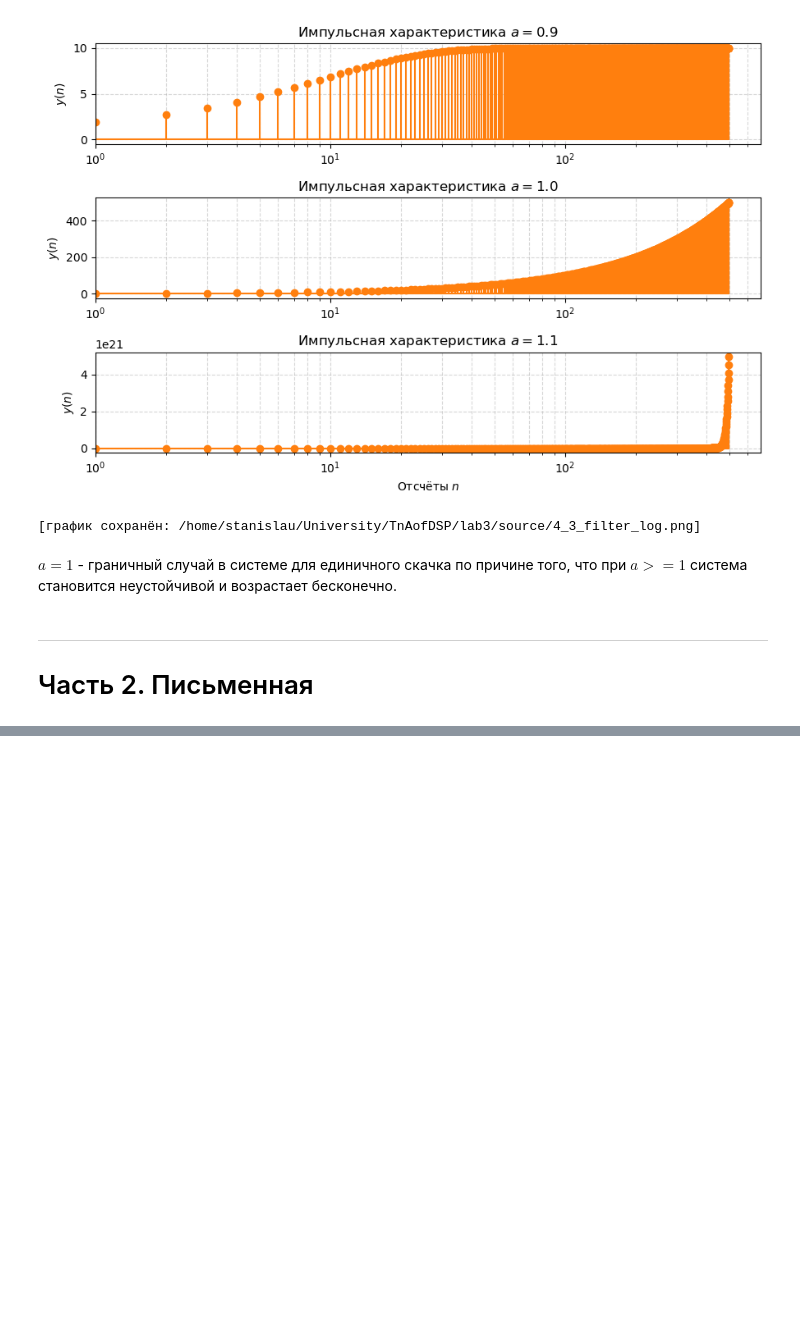
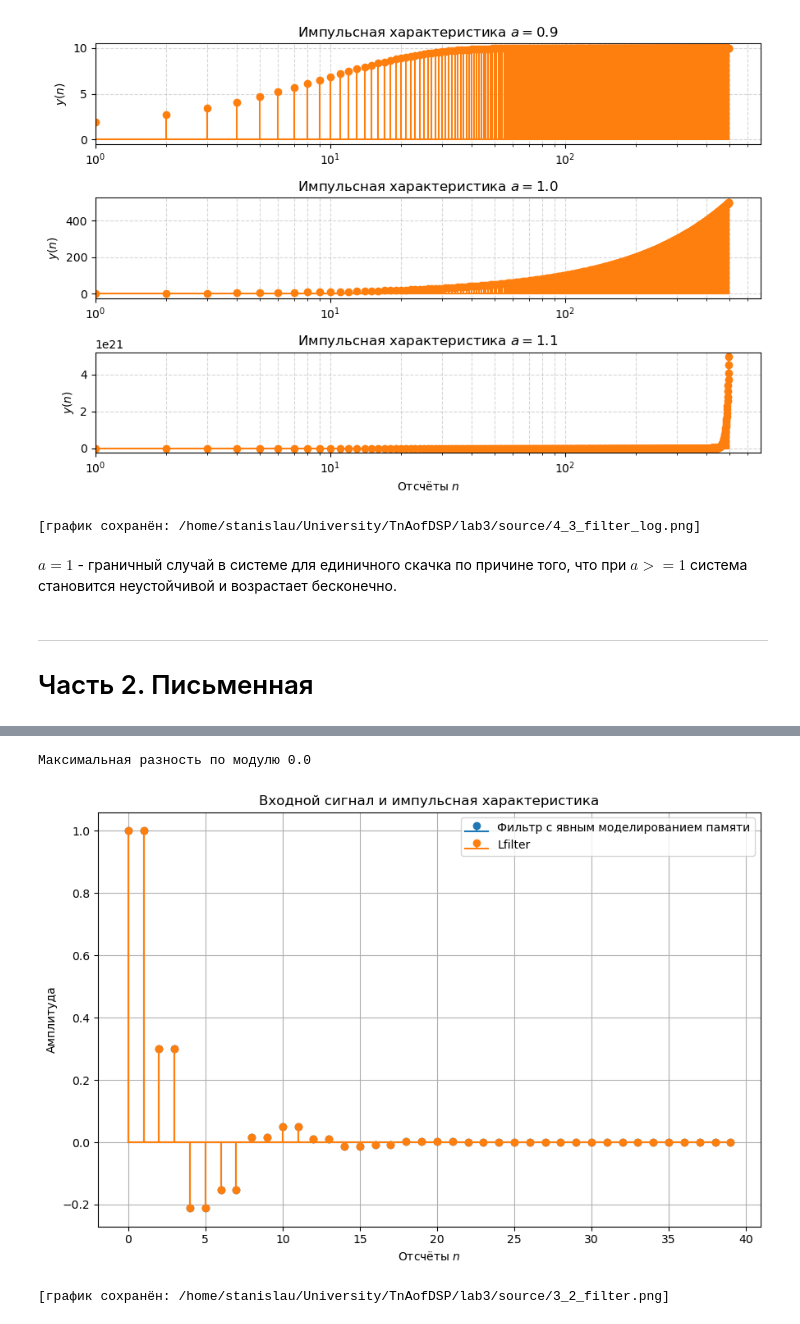
Before and after one commit to StanislauMikulski/TnAofDSP_lab3, a Jupyter notebook: main/main.ipynb, the cells around one changed output, grey strips where cells are left out. Cells and saved outputs as stored; diff of their text form; code cells hidden in the pictures; blank space fills up the shorter version.

```diff
--- a/main/main.ipynb
+++ b/main/main.ipynb
@@ -530,0 +832,31 @@ $a = 1$ - граничный случай в системе для единич
+# %%
+N = np.arange(40)
+X = np.zeros(len(N))
+X[0] = 1.0
+
+a = [1, 0, -0.3, 0, 0.3]
+b = [1, 1, 0, 0, 0]
+
+filter3_2 = IIRfilter(b, a)
+
+Y1 = filter3_2.process_signal(X)
+
+Y2 = sps.lfilter(b,a,X)
+
+
+assert np.max(abs(Y1 - Y2)) < 1e-12, "False answer"
+print("Максимальная разность по модулю", np.max(abs(Y1 - Y2)))
+
+fig, ax = plt.subplots(figsize=(9, 6))
+plt.stem(N, Y1, basefmt="C0-", linefmt="C0-", markerfmt="C0o", label="Фильтр с явным моделированием памяти")
+plt.stem(N, Y2, basefmt="C1-", linefmt="C1-", markerfmt="C1o", label="Lfilter")
+plt.xlabel("Отсчёты $n$")
+plt.ylabel("Амплитуда")
+plt.title("Входной сигнал и импульсная характеристика")
+plt.legend()
+plt.tight_layout()
+save_and_show(fig, name="3_2_filter")
+# %% [output]
+Максимальная разность по модулю 0.0
+[figure, added]
+[график сохранён: /home/stanislau/University/TnAofDSP/lab3/source/3_2_filter.png]
```
Also changed, not shown: parts of 24 cells of this notebook, 15 other files.
